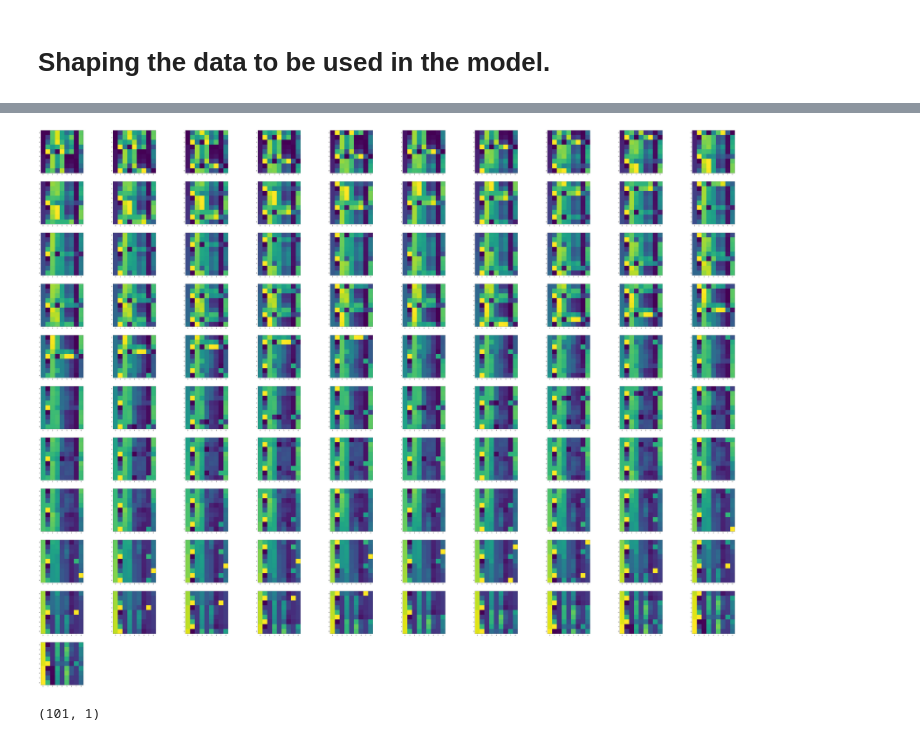
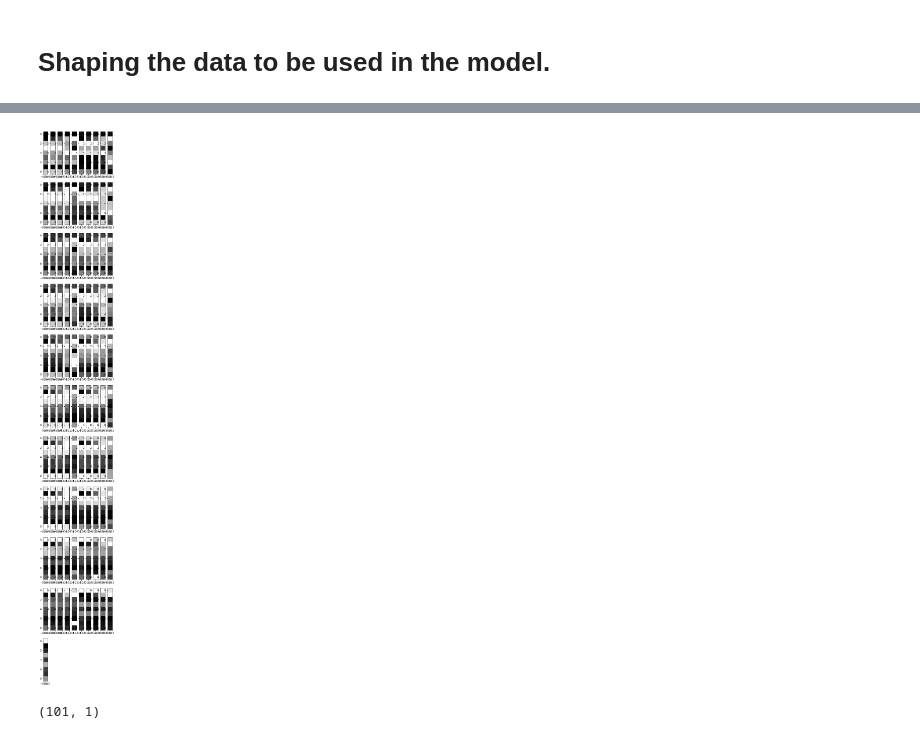
Before and after one commit to mccomackjp/algae-bloom-prediction, a Jupyter notebook: notebooks/models/New CNN with keras.ipynb, the cells around one changed output, grey strips where cells are left out. Saved outputs shown, nothing was run; the diff lists cells and outputs as text; code cells hidden in the pictures.

```diff
--- a/notebooks/models/New CNN with keras.ipynb
+++ b/notebooks/models/New CNN with keras.ipynb
@@ -170,8 +170,7 @@ array([0., 0., 0., 0., 0., 0., 0., 0., 0., 0., 0., 0., 0., 0., 0., 0., 0.,
 # %% [markdown]
 # Shaping the data to be used in the model.
 # %%
-print (segments.shape)
-segments = segments.reshape(len(segments),1,segments.shape[1],segments.shape[2])
+segments = segments.reshape(len(segments),9,9,1)
 segments.shape
 # %% [output]
 (101, 9, 9)
@@ -185,15 +178,15 @@ segments.shape
 # %%
 #what the heck does this look like now?
-X = 80
-y = 80
-plt.figure(figsize=(x,y))
+X = 5
+y = 40
+plt.figure(figsize=(X,y))
 columns = 10
 for x in range(0, segments.shape[0]):
     plt.subplot(len(segments) / columns + 1, columns, x + 1)
-    plt.imshow(segments[x][0]*255, cmap='gray')
+    plt.imshow(segments[x][0]*255,cmap='gray')
 #plt.imshow(segments[0][0] * 255, cmap='gray')
 # %% [output]
-[figure, old version]
+[figure, new version]
 # %%
 labels.shape
 # %% [output]
```
Also changed, not shown: parts of 11 cells of this notebook.
